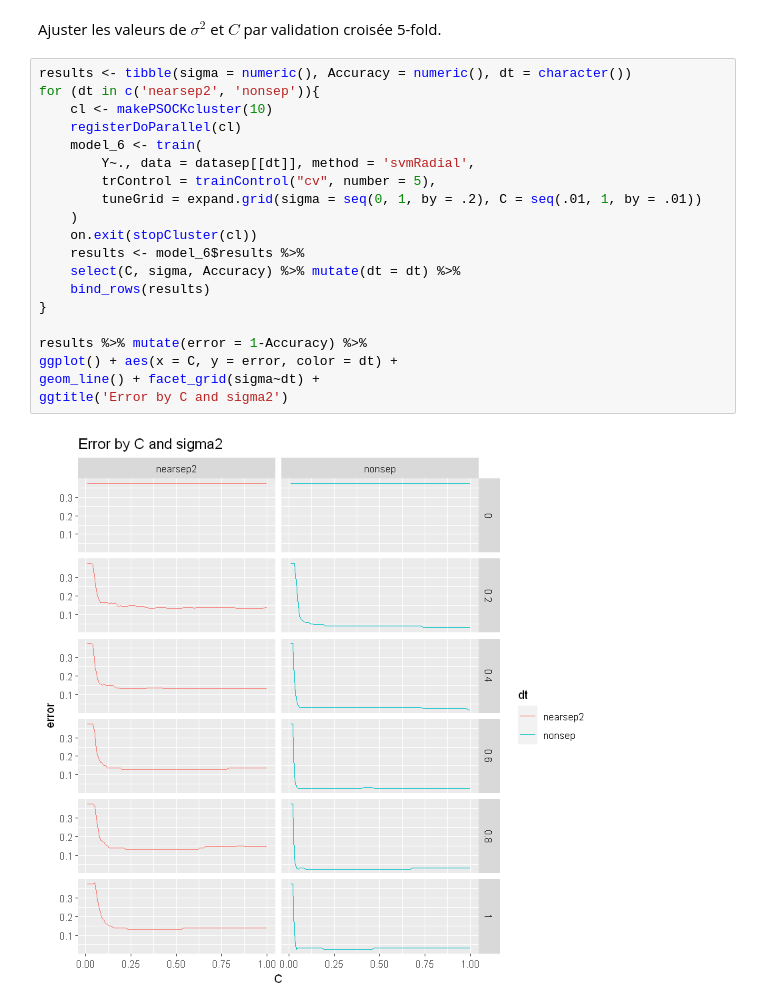
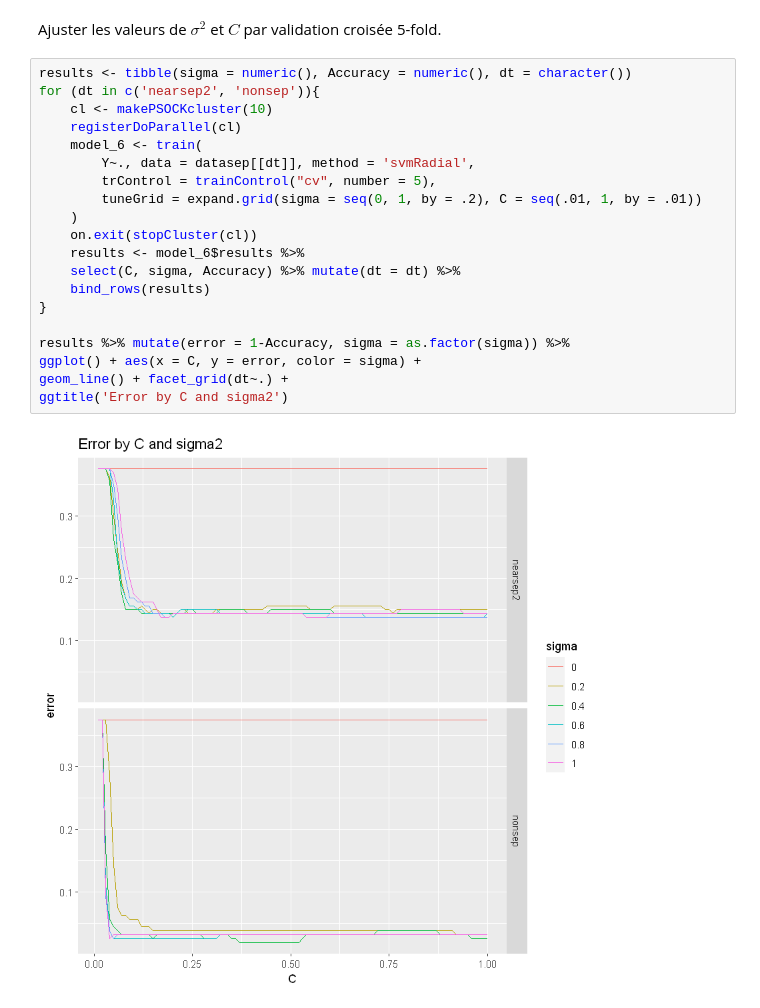
Before and after one commit to Lrakotoson/M_R, a Jupyter notebook: S3/Machine Learning/TP2 - SVM/SVM.ipynb, the cells around one changed output. Drawn from its saved outputs; the diff is of its cells as text.

```diff
--- a/S3/Machine Learning/TP2 - SVM/SVM.ipynb
+++ b/S3/Machine Learning/TP2 - SVM/SVM.ipynb
@@ -355,22 +355,22 @@ Ajuster les valeurs de $\sigma^2$ et $C$ par validation croisée 5-fold.
 # %%
 results <- tibble(sigma = numeric(), Accuracy = numeric(), dt = character())
 for (dt in c('nearsep2', 'nonsep')){
     cl <- makePSOCKcluster(10)
     registerDoParallel(cl)
     model_6 <- train(
         Y~., data = datasep[[dt]], method = 'svmRadial',
         trControl = trainControl("cv", number = 5),
         tuneGrid = expand.grid(sigma = seq(0, 1, by = .2), C = seq(.01, 1, by = .01))
     )
     on.exit(stopCluster(cl))
     results <- model_6$results %>%
     select(C, sigma, Accuracy) %>% mutate(dt = dt) %>%
     bind_rows(results)
 }
 
-results %>% mutate(error = 1-Accuracy) %>%
-ggplot() + aes(x = C, y = error, color = dt) +
-geom_line() + facet_grid(sigma~dt) +
+results %>% mutate(error = 1-Accuracy, sigma = as.factor(sigma)) %>%
+ggplot() + aes(x = C, y = error, color = sigma) +
+geom_line() + facet_grid(dt~.) +
 ggtitle('Error by C and sigma2')
 # %% [output]
-[figure, old version]
+[figure, new version]
```
Also changed, not shown: parts of 9 cells of this notebook, 1 other file.
